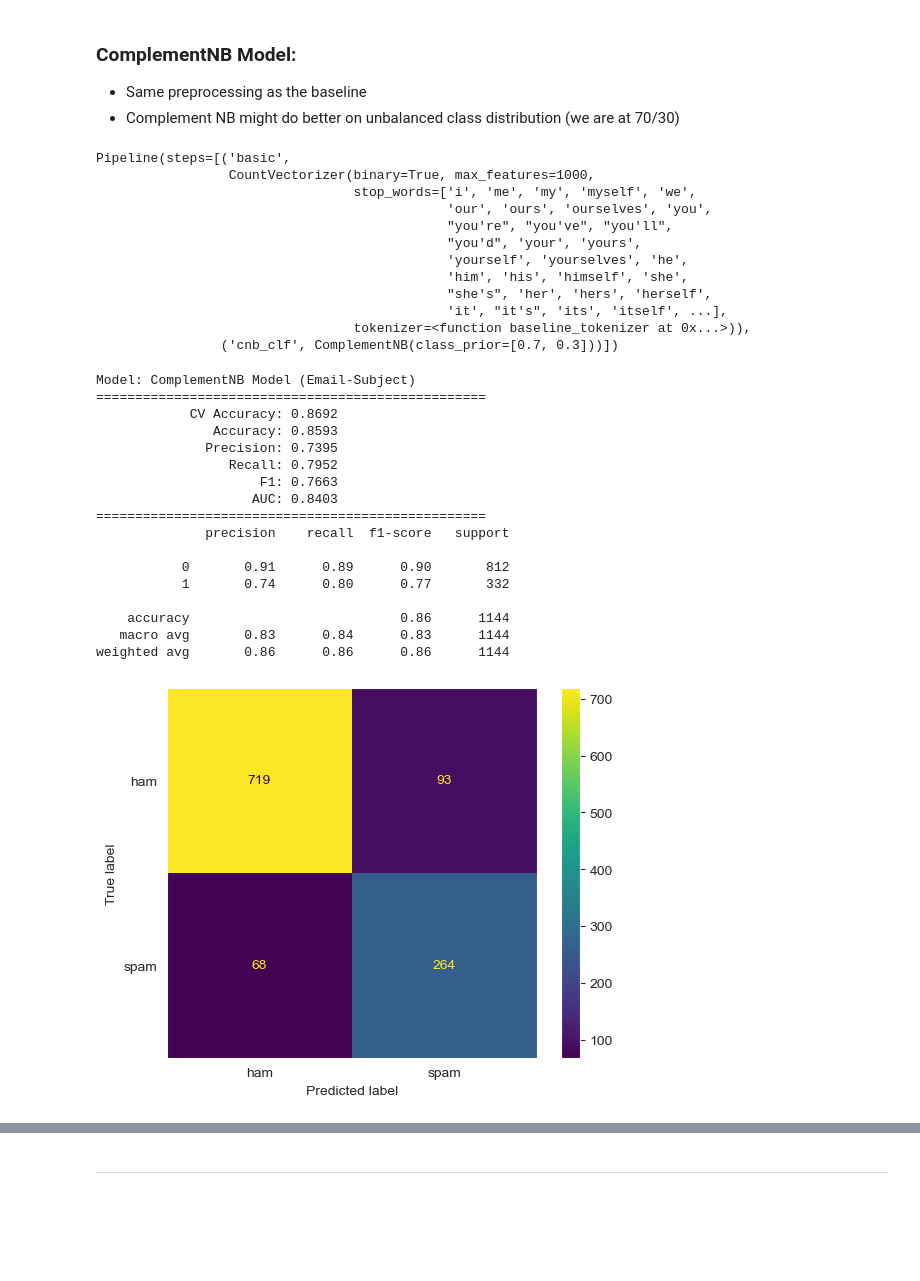
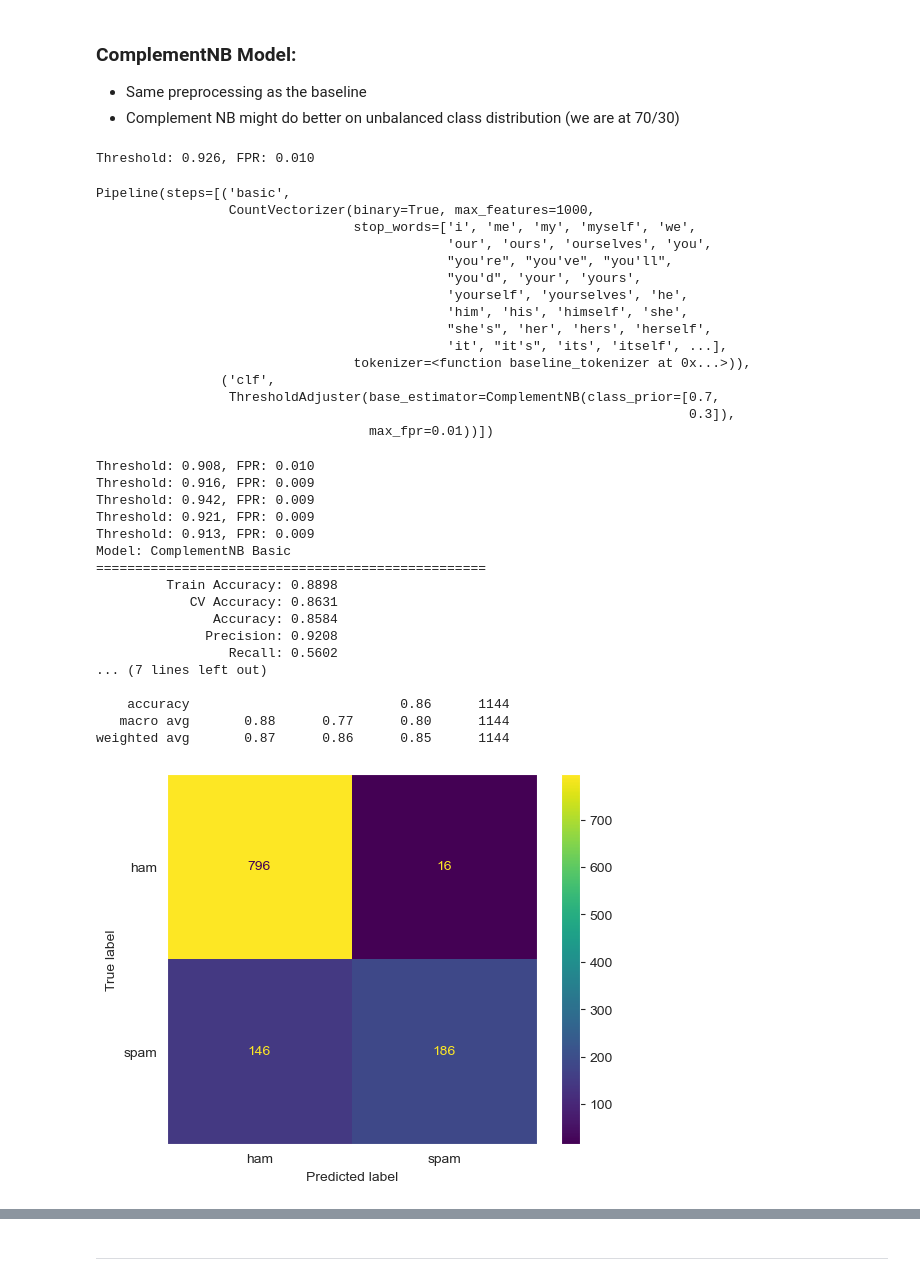
Before and after one commit to dman01337/HAM-vs-SPAM, a Jupyter notebook: Ham_vs_Spam.ipynb, the cells around one changed output, grey strips where cells are left out. Drawn from its saved outputs; the diff is of its cells as text; code cells hidden in the pictures; blank space fills up the shorter version.

```diff
--- a/HTML Transformer.ipynb
+++ b/Ham_vs_Spam.ipynb
@@ -415,16 +495,18 @@ def baseline_tokenizer(text):
 stop_words = stopwords.words('english')
 
 # Create the baseline basic binary CountVectorizer pipeline step tuple
-pipe_basic_vec = ('basic', CountVectorizer(max_features=1000,
+step_basic_vec = ('binary_vec', CountVectorizer(max_features=1000,
                                            binary=True,
                                            stop_words=stop_words,
                                            tokenizer=baseline_tokenizer))
 
-# Create the baseline model pipeline step tuple
-pipe_basic_model = ('mnb_clf', MultinomialNB())
+# Instantiate baseline model and maximum false positive rate = 1%
+baseline_clf = MultinomialNB(fit_prior=True)
+step_baseline_model = ('clf', ThresholdAdjuster(baseline_clf,
+                                                max_fpr=0.01))
 
 # Create and fit the pipeline for the baseline model
-pipe_baseline = Pipeline([pipe_basic_vec, pipe_basic_model])
+pipe_baseline = Pipeline([step_basic_vec, step_baseline_model])
 
 pipe_baseline.fit(X_train, y_train)
 # %% [output]
@@ -474,44 +561,51 @@ ANALYSIS:
 # %%
 # Create the ComplementNB model pipeline step tuple
 class_prior = [0.7, 0.3]
-pipe_compNB_clf = ('cnb_clf', ComplementNB(class_prior=class_prior))
+compNB_clf = ComplementNB(class_prior=class_prior)
+
+step_compNB_clf = ('clf', ThresholdAdjuster(compNB_clf,
+                                            max_fpr=0.01))
 
 # Create and fit the pipeline for the baseline model
-pipe_combNB_basic = Pipeline([pipe_basic_vec, pipe_compNB_clf])
+pipe_combNB_basic = Pipeline([step_basic_vec, step_compNB_clf])
 
 pipe_combNB_basic.fit(X_train, y_train)
 # %% [output]
-Pipeline(steps=[('basic',
-                 CountVectorizer(binary=True, max_features=1000,
-                                 stop_words=['i', 'me', 'my', 'myself', 'we',
-                                             'our', 'ours', 'ourselves', 'you',
-                                             "you're", "you've", "you'll",
-                                             "you'd", 'your', 'yours',
-                                             'yourself', 'yourselves', 'he',
-                                             'him', 'his', 'himself', 'she',
-                                             "she's", 'her', 'hers', 'herself',
-                                             'it', "it's", 'its', 'itself', ...],
-                                 tokenizer=<function baseline_tokenizer at 0x...>)),
-                ('cnb_clf', ComplementNB(class_prior=[0.7, 0.3]))])
+Threshold: 0.926, FPR: 0.010
+Pipeline(steps=[('basic',
+                 CountVectorizer(binary=True, max_features=1000,
+                                 stop_words=['i', 'me', 'my', 'myself', 'we',
+                                             'our', 'ours', 'ourselves', 'you',
+                                             "you're", "you've", "you'll",
+                                             "you'd", 'your', 'yours',
+                                             'yourself', 'yourselves', 'he',
+                                             'him', 'his', 'himself', 'she',
+                                             "she's", 'her', 'hers', 'herself',
+                                             'it', "it's", 'its', 'itself', ...],
+                                 tokenizer=<function baseline_tokenizer at 0x...>)),
+                ('clf',
+                 ThresholdAdjuster(base_estimator=ComplementNB(class_prior=[0.7,
+                                                                            0.3]),
+                                   max_fpr=0.01))])
 # %%
 # Display the results of the ComplementNB model
-display_results('ComplementNB Model (Email-Subject)', pipe_combNB_basic, y_test, pipe_combNB_basic.predict(X_test))
+display_results('ComplementNB Basic', 'Email-Subject', pipe_combNB_basic, X_train, y_train, X_test, y_test)
 # %% [output]
-Model: ComplementNB Model (Email-Subject)
+Threshold: 0.908, FPR: 0.010
+Threshold: 0.916, FPR: 0.009
+Threshold: 0.942, FPR: 0.009
+Threshold: 0.921, FPR: 0.009
+Threshold: 0.913, FPR: 0.009
+Model: ComplementNB Basic
 ==================================================
-            CV Accuracy: 0.8692
-               Accuracy: 0.8593
-              Precision: 0.7395
-                 Recall: 0.7952
-                     F1: 0.7663
-                    AUC: 0.8403
-==================================================
-              precision    recall  f1-score   support
-
-           0       0.91      0.89      0.90       812
-           1       0.74      0.80      0.77       332
+         Train Accuracy: 0.8898
+            CV Accuracy: 0.8631
+               Accuracy: 0.8584
+              Precision: 0.9208
+                 Recall: 0.5602
+... (7 lines left out)
 
     accuracy                           0.86      1144
-   macro avg       0.83      0.84      0.83      1144
-weighted avg       0.86      0.86      0.86      1144
+   macro avg       0.88      0.77      0.80      1144
+weighted avg       0.87      0.86      0.85      1144
-[figure, old version]
+[figure, new version]
```
Also changed, not shown: parts of 31 cells of this notebook.
